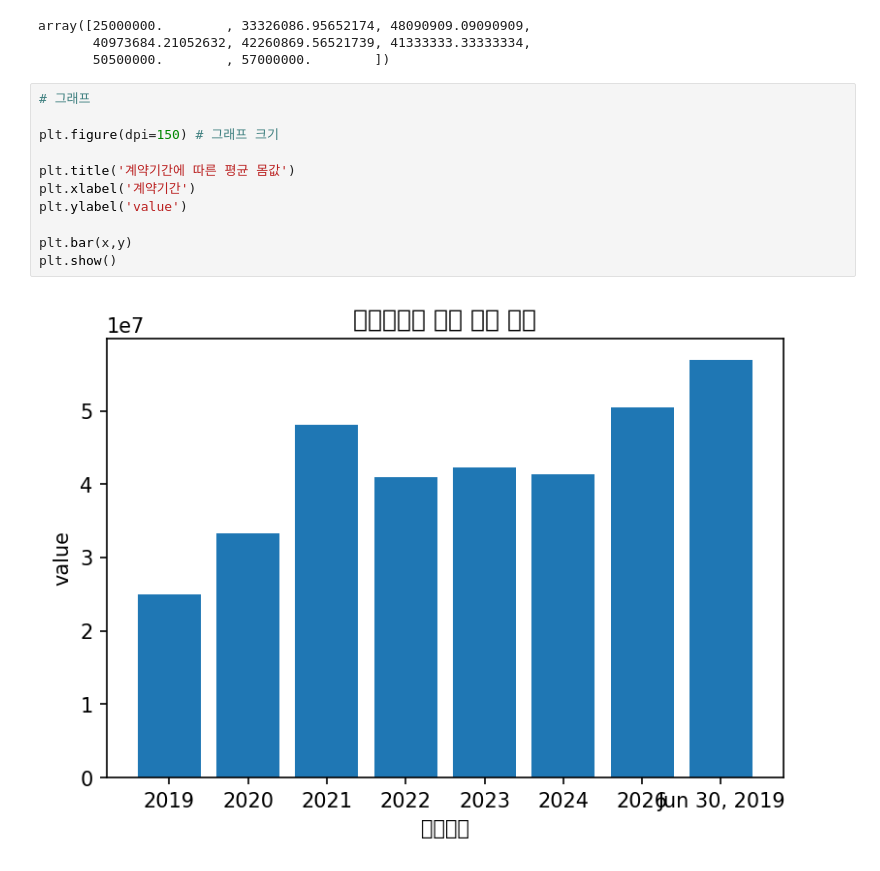
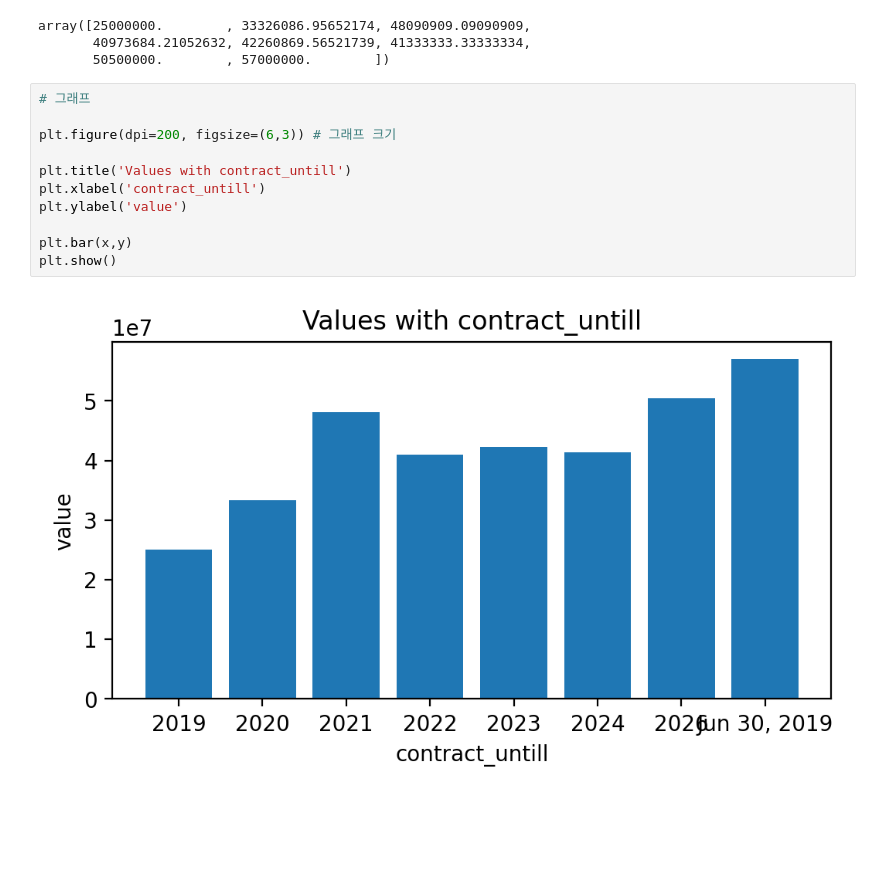
Before and after one commit to sty0507/dacon, a Jupyter notebook: football/index.ipynb, the cells around one changed output. Cells and saved outputs as stored; diff of their text form; blank space fills up the shorter version.

```diff
--- a/football/index.ipynb
+++ b/football/index.ipynb
@@ -88,13 +104,13 @@ array([25000000.        , 33326086.95652174, 48090909.09090909,
 # %%
 # 그래프
 
-plt.figure(dpi=150) # 그래프 크기
+plt.figure(dpi=200, figsize=(6,3)) # 그래프 크기
 
-plt.title('계약기간에 따른 평균 몸값')
-plt.xlabel('계약기간')
+plt.title('Values with contract_untill')
+plt.xlabel('contract_untill')
 plt.ylabel('value')
 
 plt.bar(x,y)
 plt.show()
 # %% [output]
-[figure, old version]
+[figure, new version]
```
Also changed, not shown: parts of 22 cells of this notebook, 2 other files.
